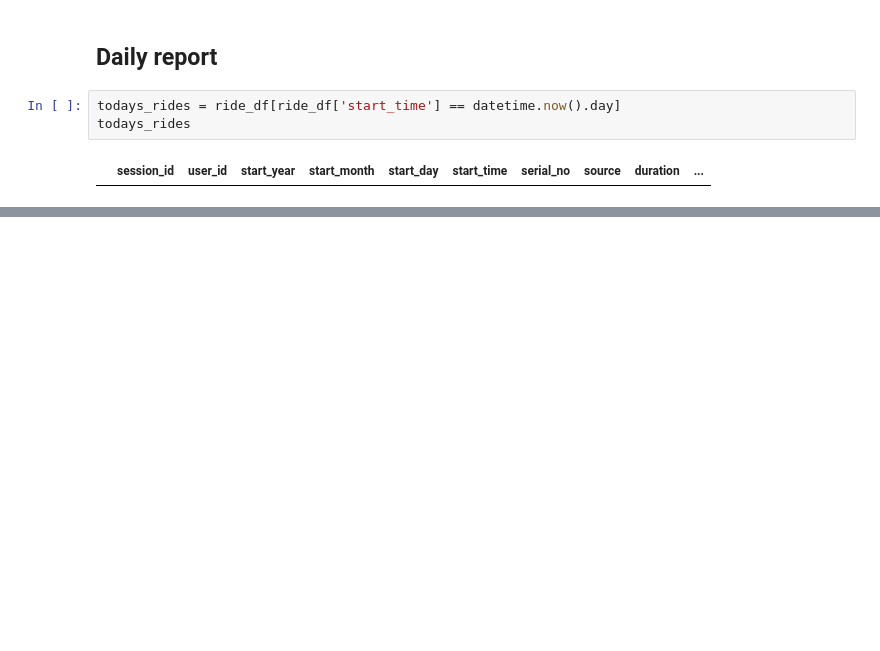
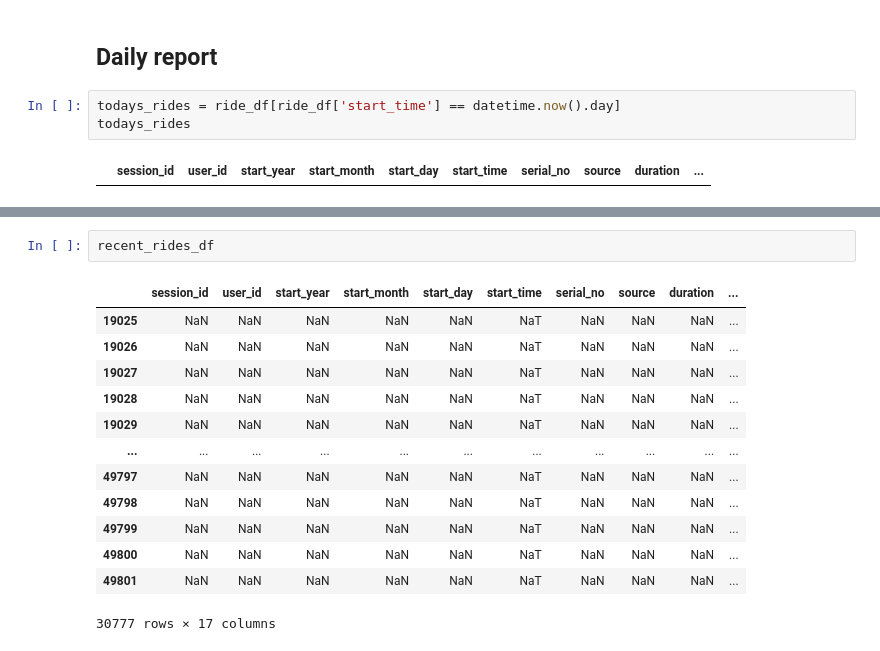
Before and after one commit to Eros-code/Deloton, a Jupyter notebook: app/processing_stage.ipynb, the cells around one changed output, grey strips where cells are left out. Saved outputs shown, nothing was run; the diff lists cells and outputs as text; blank space fills up the shorter version.

```diff
--- a/app/processing_stage.ipynb
+++ b/app/processing_stage.ipynb
@@ -266,0 +269,16 @@ todays_rides
+# %%
+recent_rides_df
+# %% [output]
+|  | session_id | user_id | start_year | start_month | start_day | start_time | serial_no | source | duration | ... |
+| 19025 | NaN | NaN | NaN | NaN | NaN | NaT | NaN | NaN | NaN | ... |
+| 19026 | NaN | NaN | NaN | NaN | NaN | NaT | NaN | NaN | NaN | ... |
+| 19027 | NaN | NaN | NaN | NaN | NaN | NaT | NaN | NaN | NaN | ... |
+| 19028 | NaN | NaN | NaN | NaN | NaN | NaT | NaN | NaN | NaN | ... |
+| 19029 | NaN | NaN | NaN | NaN | NaN | NaT | NaN | NaN | NaN | ... |
+| ... | ... | ... | ... | ... | ... | ... | ... | ... | ... | ... |
+| 49797 | NaN | NaN | NaN | NaN | NaN | NaT | NaN | NaN | NaN | ... |
+| 49798 | NaN | NaN | NaN | NaN | NaN | NaT | NaN | NaN | NaN | ... |
+| 49799 | NaN | NaN | NaN | NaN | NaN | NaT | NaN | NaN | NaN | ... |
+| 49800 | NaN | NaN | NaN | NaN | NaN | NaT | NaN | NaN | NaN | ... |
+| 49801 | NaN | NaN | NaN | NaN | NaN | NaT | NaN | NaN | NaN | ... |
+30777 rows × 17 columns
```
Also changed, not shown: parts of 17 cells of this notebook, 9 other files.
